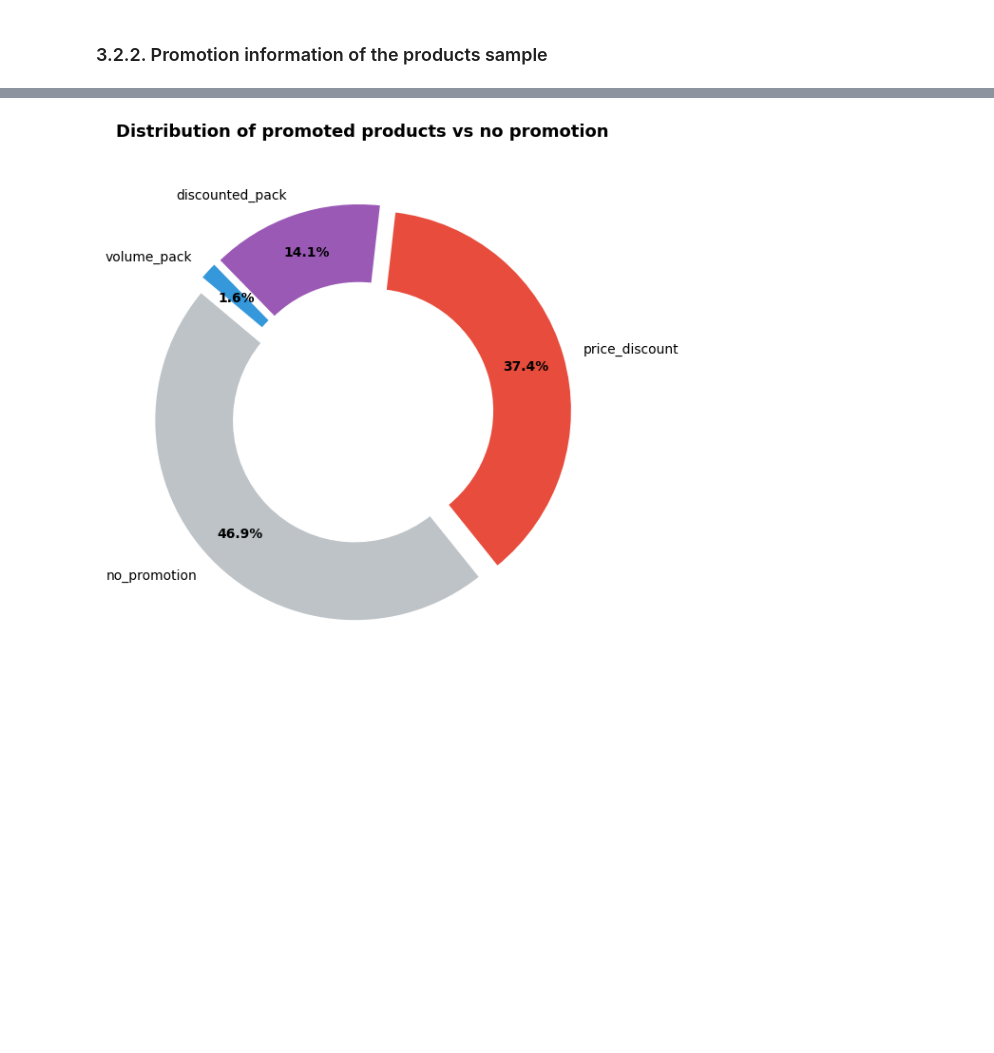
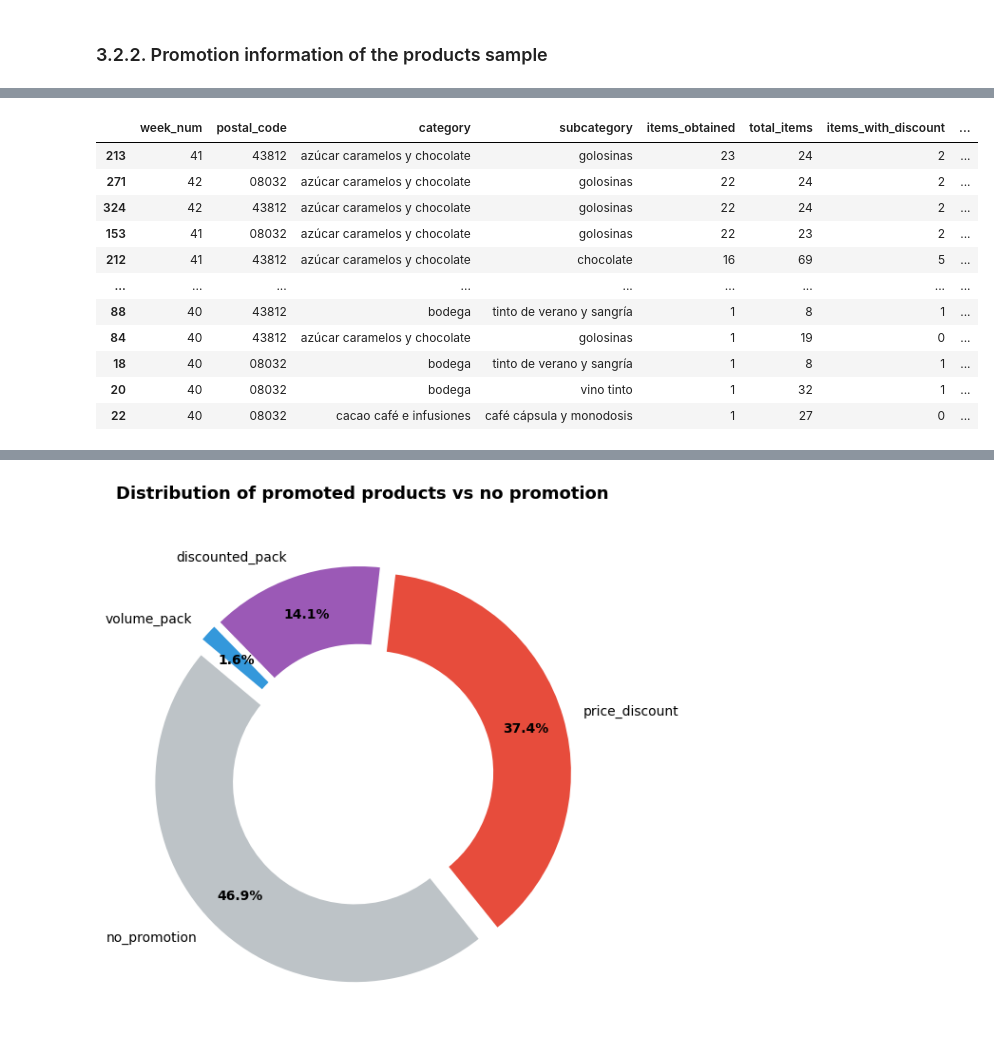
Before and after one commit to cescFT/TFM-fferretar-code, a Jupyter notebook: data-analysis/TFM-fferretar-data-analysis.ipynb, the cells around one changed output, grey strips where cells are left out. Drawn from its saved outputs; the diff is of its cells as text; code cells hidden in the pictures; blank space fills up the shorter version.

```diff
--- a/data-analysis/TFM-fferretar-data-analysis.ipynb
+++ b/data-analysis/TFM-fferretar-data-analysis.ipynb
@@ -915,0 +919,89 @@ df_products['promotion_type'] = np.select(conditions_promo, choices_promo, defau
+# %%
+df_prod_agg = (
+    df_products.groupby(
+        ['week_num', 'postal_code', 'category', 'subcategory'], observed=True
+    )
+    .agg(
+        items_obtained=('id_product', 'nunique'),
+        items_with_discount=(
+            'has_price_discount',
+            lambda x: (x == True).sum(),
+        ),
+    )
+    .reset_index()
+)
+
+for df in [df_prod_agg, df_aggregation]:
+    df['week_num'] = df['week_num'].astype(int)
+    df['postal_code'] = df['postal_code'].astype(str).str.strip().str.zfill(5)
+    df['subcategory'] = (
+        df['subcategory']
+        .astype(str)
+        .str.replace(',', '')
+        .str.strip()
+        .str.lower()
+    )
+
+df_prod_agg['category'] = (
+    df_prod_agg['category']
+    .astype(str)
+    .str.replace(',', '')
+    .str.strip()
+    .str.lower()
+)
+
+df_aggregation_clean = df_aggregation.drop(
+    columns=['category'], errors='ignore'
+)
+
+df_context = pd.merge(
+    df_prod_agg,
+    df_aggregation_clean,
+    on=['week_num', 'postal_code', 'subcategory'],
+    how='left',
+)
+
+df_context['%coverage'] = np.where(
+    df_context['total_items'] > 0,
+    (df_context['items_obtained'] / df_context['total_items']) * 100,
+    0
+)
+
+df_context['%products under discount'] = np.where(
+    df_context['items_obtained'] > 0,
+    (df_context['items_with_discount'] / df_context['items_obtained']) * 100,
+    0,
+)
+
+df_context['%coverage'] = df_context['%coverage'].round(2)
+df_context['%products under discount'] = df_context['%products under discount'].round(2)
+
+columns_order = [
+    'week_num',
+    'postal_code',
+    'category',
+    'subcategory',
+    'items_obtained',
+    'total_items',
+    'items_with_discount',
+    '%coverage',
+    '%products under discount',
+]
+
+final_cols = [col for col in columns_order if col in df_context.columns]
+df_context_summary = df_context[final_cols]
+
+df_context_summary.sort_values('items_obtained', ascending=False)
+# %% [output]
+|  | week_num | postal_code | category | subcategory | items_obtained | total_items | items_with_discount | ... |
+| 213 | 41 | 43812 | azúcar caramelos y chocolate | golosinas | 23 | 24 | 2 | ... |
+| 271 | 42 | 08032 | azúcar caramelos y chocolate | golosinas | 22 | 24 | 2 | ... |
+| 324 | 42 | 43812 | azúcar caramelos y chocolate | golosinas | 22 | 24 | 2 | ... |
+| 153 | 41 | 08032 | azúcar caramelos y chocolate | golosinas | 22 | 23 | 2 | ... |
+| 212 | 41 | 43812 | azúcar caramelos y chocolate | chocolate | 16 | 69 | 5 | ... |
+| ... | ... | ... | ... | ... | ... | ... | ... | ... |
+| 88 | 40 | 43812 | bodega | tinto de verano y sangría | 1 | 8 | 1 | ... |
+| 84 | 40 | 43812 | azúcar caramelos y chocolate | golosinas | 1 | 19 | 0 | ... |
+| 18 | 40 | 08032 | bodega | tinto de verano y sangría | 1 | 8 | 1 | ... |
+| 20 | 40 | 08032 | bodega | vino tinto | 1 | 32 | 1 | ... |
+| 22 | 40 | 08032 | cacao café e infusiones | café cápsula y monodosis | 1 | 27 | 0 | ... |
```
Also changed, not shown: parts of 10 cells of this notebook.
